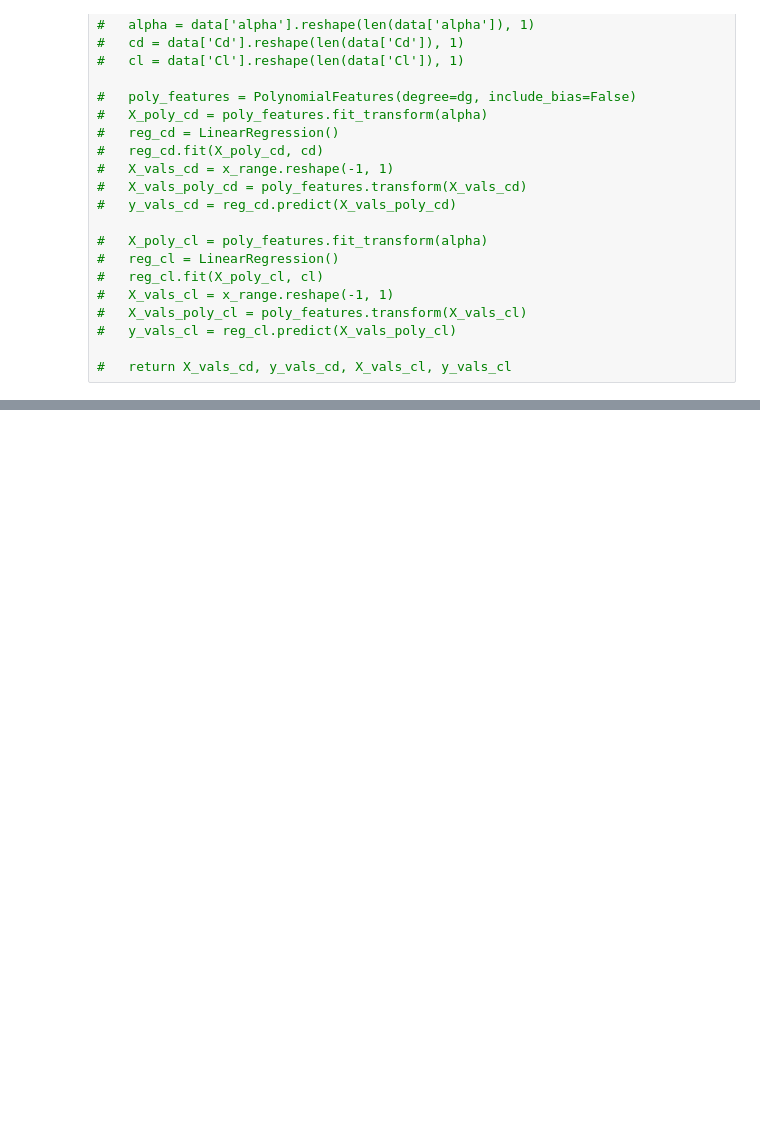
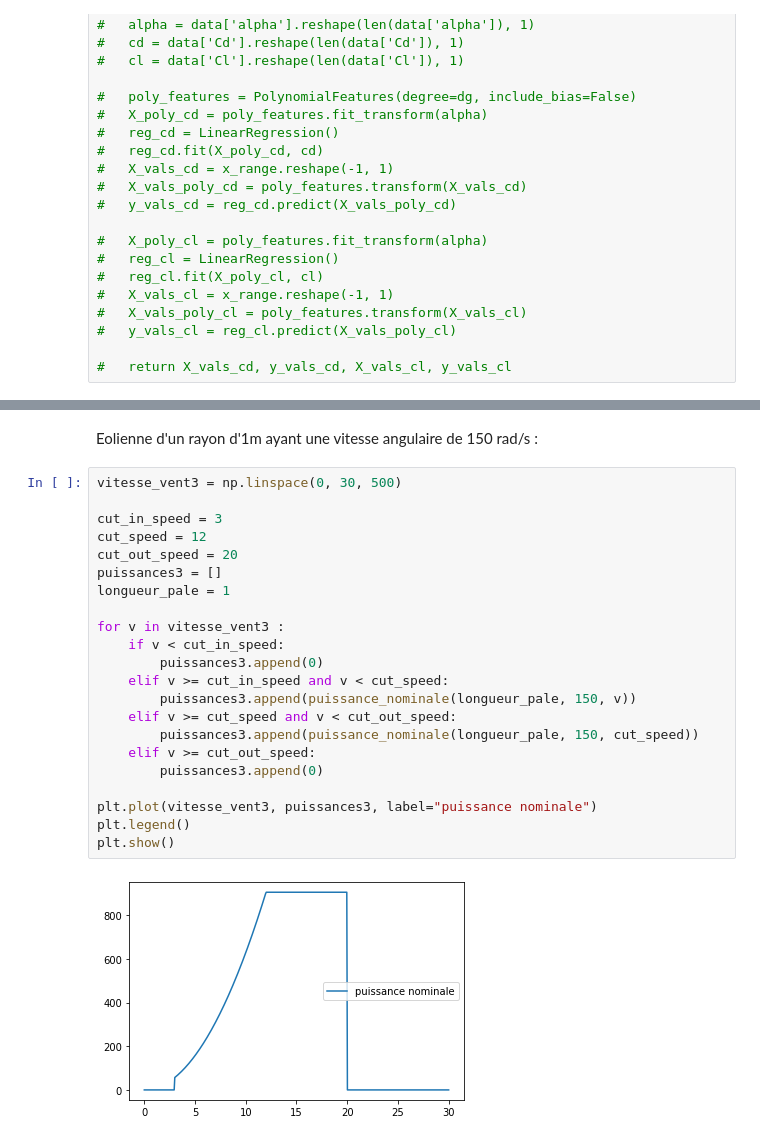
Before and after one commit to thomas-barrais/Projet-Eolienne, a Jupyter notebook: Groupe08_ProjetEol.ipynb, the cells around one changed output, grey strips where cells are left out. Saved outputs shown, nothing was run; the diff lists cells and outputs as text; blank space fills up the shorter version.

```diff
--- a/Groupe08_ProjetEol.ipynb
+++ b/Groupe08_ProjetEol.ipynb
@@ -487,0 +659,26 @@ plt.show()
+# %% [markdown]
+Eolienne d'un rayon d'1m ayant une vitesse angulaire de 150 rad/s :
+# %%
+vitesse_vent3 = np.linspace(0, 30, 500)
+
+cut_in_speed = 3
+cut_speed = 12
+cut_out_speed = 20
+puissances3 = []
+longueur_pale = 1
+
+for v in vitesse_vent3 :
+    if v < cut_in_speed:
+        puissances3.append(0)
+    elif v >= cut_in_speed and v < cut_speed:
+        puissances3.append(puissance_nominale(longueur_pale, 150, v))
+    elif v >= cut_speed and v < cut_out_speed:
+        puissances3.append(puissance_nominale(longueur_pale, 150, cut_speed))
+    elif v >= cut_out_speed:
+        puissances3.append(0)
+
+plt.plot(vitesse_vent3, puissances3, label="puissance nominale")
+plt.legend()
+plt.show()
+# %% [output]
+[figure, added]
```
Also changed, not shown: parts of 32 cells of this notebook.
